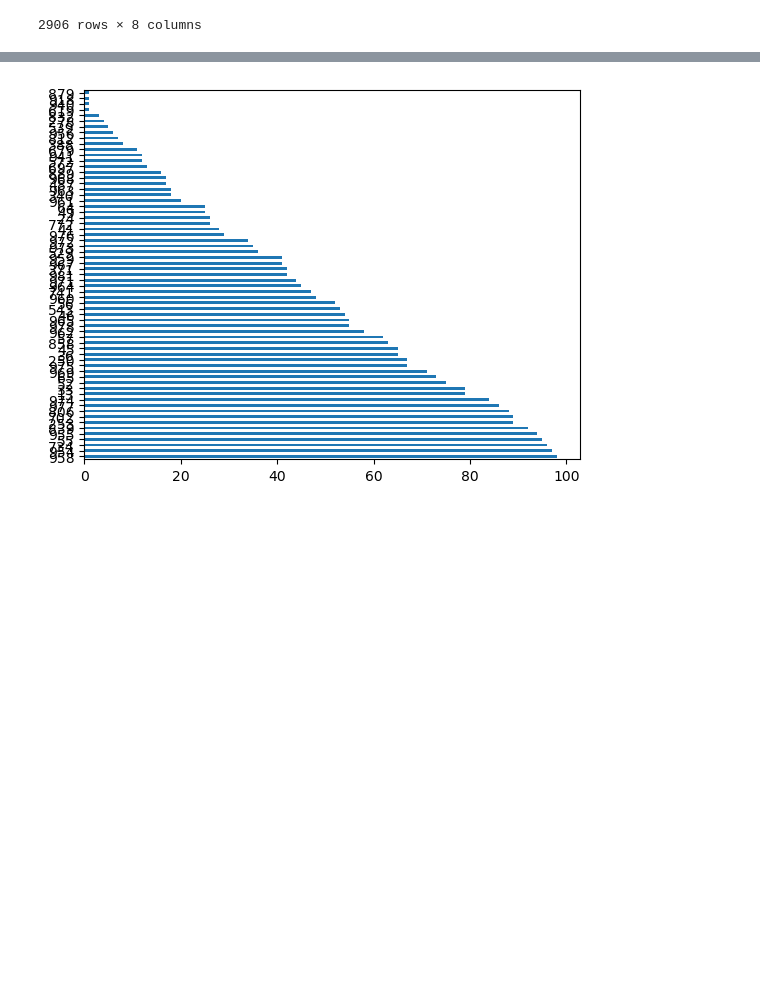
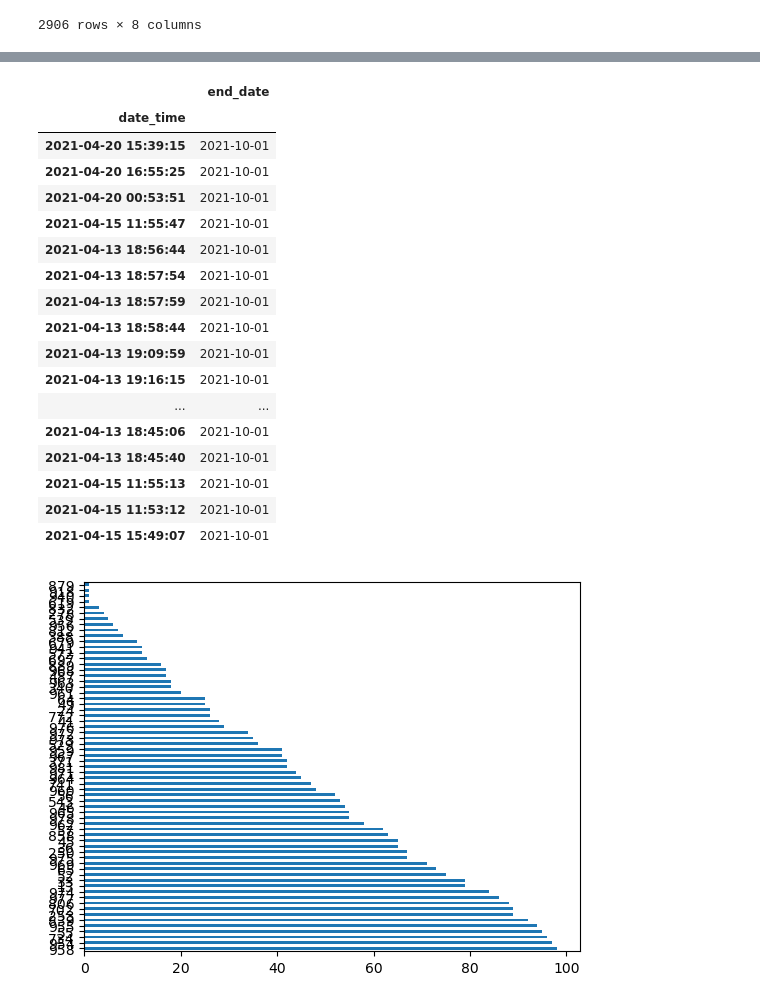
Before and after one commit to duck-detectives/anomaly-project, a Jupyter notebook: explore_manny.ipynb, the cells around one changed output, grey strips where cells are left out. Cells and saved outputs as stored; diff of their text form; code cells hidden in the pictures; blank space fills up the shorter version.

```diff
--- a/explore_manny.ipynb
+++ b/explore_manny.ipynb
@@ -357,3 +393,24 @@ under_ach_df
+# %%
+df[['end_date']].sort_values(by='end_date', ascending=True).tail(60)
+# %% [output]
+|  | end_date |
+| date_time |  |
+| 2021-04-20 15:39:15 | 2021-10-01 |
+| 2021-04-20 16:55:25 | 2021-10-01 |
+| 2021-04-20 00:53:51 | 2021-10-01 |
+| 2021-04-15 11:55:47 | 2021-10-01 |
+| 2021-04-13 18:56:44 | 2021-10-01 |
+| 2021-04-13 18:57:54 | 2021-10-01 |
+| 2021-04-13 18:57:59 | 2021-10-01 |
+| 2021-04-13 18:58:44 | 2021-10-01 |
+| 2021-04-13 19:09:59 | 2021-10-01 |
+| 2021-04-13 19:16:15 | 2021-10-01 |
+| ... | ... |
+| 2021-04-13 18:45:06 | 2021-10-01 |
+| 2021-04-13 18:45:40 | 2021-10-01 |
+| 2021-04-15 11:55:13 | 2021-10-01 |
+| 2021-04-15 11:53:12 | 2021-10-01 |
+| 2021-04-15 15:49:07 | 2021-10-01 |
 # %%
 under_ach_df.user_id.value_counts().plot.barh();
 # %% [output]
```
Also changed, not shown: parts of 17 cells of this notebook, 3 other files.
